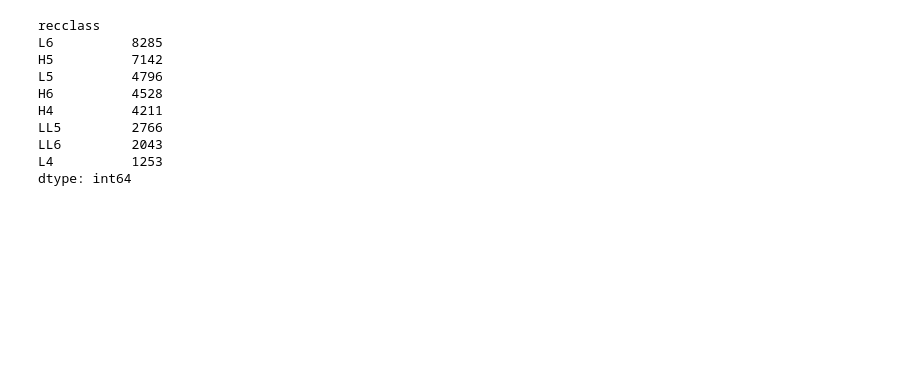
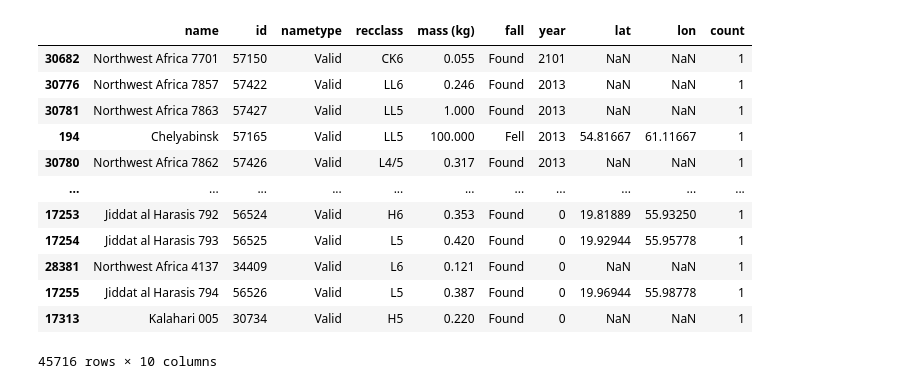
Before and after one commit to N0t10n/EDA_meteorite_landings, a Jupyter notebook: test.ipynb, the cells around one changed output. Saved outputs shown, nothing was run; the diff lists cells and outputs as text; code cells hidden in the pictures; blank space fills up the shorter version.

```diff
--- a/test.ipynb
+++ b/test.ipynb
@@ -86,15 +59,0 @@ memory usage: 3.3+ MB
-# %%
-# df_c = df.dropna().astype({'year':int})
-recclass_l = df[['recclass']].value_counts()[:8]
-recclass_l
-# %% [output]
-recclass
-L6          8285
-H5          7142
-L5          4796
-H6          4528
-H4          4211
-LL5         2766
-LL6         2043
-L4          1253
-dtype: int64
@@ -118,4 +66,22 @@ fig = px.bar(
     title='Amount for the most common meteorite properties classified by mass'
 )
 fig.show()
+# %%
+df['lat'].replace(0, np.nan, inplace=True)
+df['lon'].replace(0, np.nan, inplace=True)
+df.sort_values(by='year', ascending=False)
+# %% [output]
+|  | name | id | nametype | recclass | mass (kg) | fall | year | lat | lon | count |
+| 30682 | Northwest Africa 7701 | 57150 | Valid | CK6 | 0.055 | Found | 2101 | NaN | NaN | 1 |
+| 30776 | Northwest Africa 7857 | 57422 | Valid | LL6 | 0.246 | Found | 2013 | NaN | NaN | 1 |
+| 30781 | Northwest Africa 7863 | 57427 | Valid | LL5 | 1.000 | Found | 2013 | NaN | NaN | 1 |
+| 194 | Chelyabinsk | 57165 | Valid | LL5 | 100.000 | Fell | 2013 | 54.81667 | 61.11667 | 1 |
+| 30780 | Northwest Africa 7862 | 57426 | Valid | L4/5 | 0.317 | Found | 2013 | NaN | NaN | 1 |
+| ... | ... | ... | ... | ... | ... | ... | ... | ... | ... | ... |
+| 17253 | Jiddat al Harasis 792 | 56524 | Valid | H6 | 0.353 | Found | 0 | 19.81889 | 55.93250 | 1 |
+| 17254 | Jiddat al Harasis 793 | 56525 | Valid | L5 | 0.420 | Found | 0 | 19.92944 | 55.95778 | 1 |
+| 28381 | Northwest Africa 4137 | 34409 | Valid | L6 | 0.121 | Found | 0 | NaN | NaN | 1 |
+| 17255 | Jiddat al Harasis 794 | 56526 | Valid | L5 | 0.387 | Found | 0 | 19.96944 | 55.98778 | 1 |
+| 17313 | Kalahari 005 | 30734 | Valid | H5 | 0.220 | Found | 0 | NaN | NaN | 1 |
+45716 rows × 10 columns
 # %%
```
Also changed, not shown: parts of 19 cells of this notebook, 3 other files.
